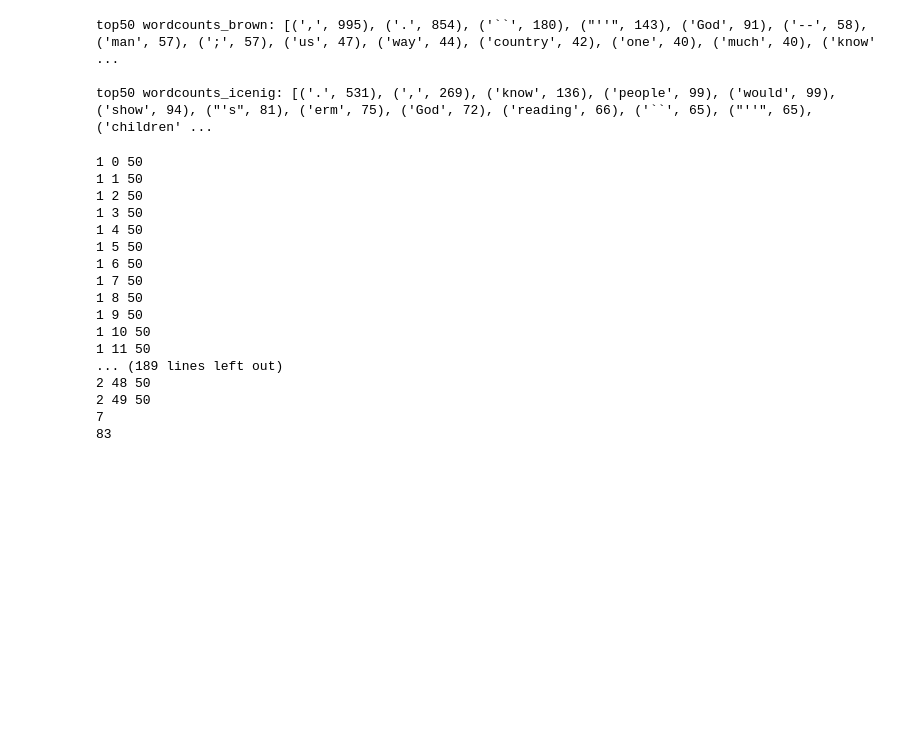
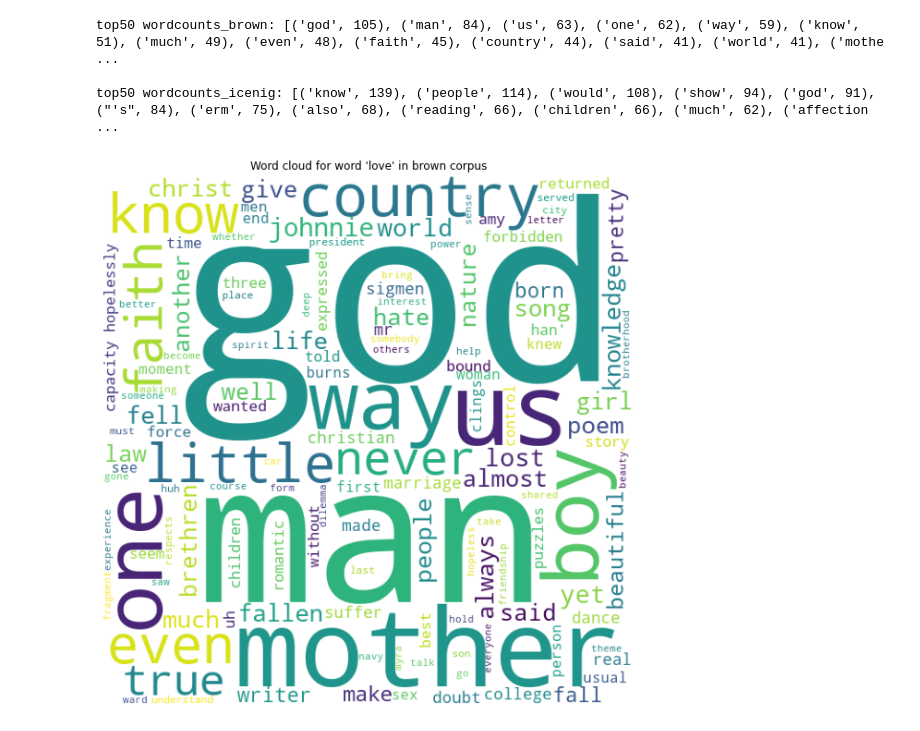
Before and after one commit to 0LTSU0/nlp_project8, a Jupyter notebook: project8.ipynb, the cells around one changed output. Saved outputs shown, nothing was run; the diff lists cells and outputs as text; code cells hidden in the pictures; blank space fills up the shorter version.

```diff
--- a/project8.ipynb
+++ b/project8.ipynb
@@ -86,9 +86,25 @@ Occurances in ice-nig: {'hate': 31, 'hates': 2, 'hated': 3, 'hating': 0} {'love'
 # %%
 #2 (this is probably very wrong)
 
+#remove stopwords and words without letters (e.g., "." or ",")
 stop_words = set(stopwords.words('english'))
-brown_filtered = [w for w in brown.words() if not w.lower() in stop_words]
-ice_nig_filtered = [w for w in nig_ice_words if not w.lower() in stop_words]
+brown_filtered, ice_nig_filtered = [], []
+for w in brown.words():
+    if not w.lower() in stop_words:
+        for c in w:
+            if c.isalpha():
+                brown_filtered.append(w.lower())
+                break
+
+for w in nig_ice_words:
+    if not w.lower() in stop_words:
+        for c in w:
+            if c.isalpha():
+                ice_nig_filtered.append(w.lower())
+                break
+
+#brown_filtered = [w for w in brown.words() if not w.lower() in stop_words]
+#ice_nig_filtered = [w for w in nig_ice_words if not w.lower() in stop_words]
 
 words_to_look_for = hate_inflections_words + love_inflections_words
 
@@ -135,9 +151,9 @@ wordcounts_icenig = Counter(co_occurring_words_icenig)
 print("top50 wordcounts_brown:", wordcounts_brown.most_common(50), "\n")
 print("top50 wordcounts_icenig:", wordcounts_icenig.most_common(50), "\n")
 # %% [output]
-top50 wordcounts_brown: [(',', 995), ('.', 854), ('``', 180), ("''", 143), ('God', 91), ('--', 58), ('man', 57), (';', 57), ('us', 47), ('way', 44), ('country', 42), ('one', 40), ('much', 40), ('know' ...
+top50 wordcounts_brown: [('god', 105), ('man', 84), ('us', 63), ('one', 62), ('way', 59), ('know', 51), ('much', 49), ('even', 48), ('faith', 45), ('country', 44), ('said', 41), ('world', 41), ('mothe ...
 
-top50 wordcounts_icenig: [('.', 531), (',', 269), ('know', 136), ('people', 99), ('would', 99), ('show', 94), ("'s", 81), ('erm', 75), ('God', 72), ('reading', 66), ('``', 65), ("''", 65), ('children' ...
+top50 wordcounts_icenig: [('know', 139), ('people', 114), ('would', 108), ('show', 94), ('god', 91), ("'s", 84), ('erm', 75), ('also', 68), ('reading', 66), ('children', 66), ('much', 62), ('affection ...
 # %%
 #3
 
@@ -217,22 +233,4 @@ with open("./icenig_sentences_hate.txt", "w", encoding="utf-8") as f:
 with open("./icenig_sentences_love.txt", "w", encoding="utf-8") as f:
     for item in icenig_sentences_love:
         f.write(" ".join(item) + "\n")
-# %% [output]
-1 0 50
-1 1 50
-1 2 50
-1 3 50
-1 4 50
-1 5 50
-1 6 50
-1 7 50
-1 8 50
-1 9 50
-1 10 50
-1 11 50
-... (189 lines left out)
-2 48 50
-2 49 50
-7
-83
 # %%
@@ -239,0 +294,16 @@ with open("./icenig_sentences_love.txt", "w", encoding="utf-8") as f:
+# %%
+#generate wordcloud
+wordcloud = WordCloud(width = 600, height = 600,
+                background_color ='white',
+                collocations=False,
+                min_font_size = 10).generate(love_co_occurring_words_brown)
+
+#show plot
+plt.figure(figsize = (8, 8), facecolor = None)
+plt.imshow(wordcloud)
+plt.axis("off")
+plt.tight_layout(pad = 0)
+plt.title("Word cloud for word 'love' in brown corpus")
+plt.show()
+# %% [output]
+[figure, added]
```
Also changed, not shown: parts of 6 cells of this notebook.
